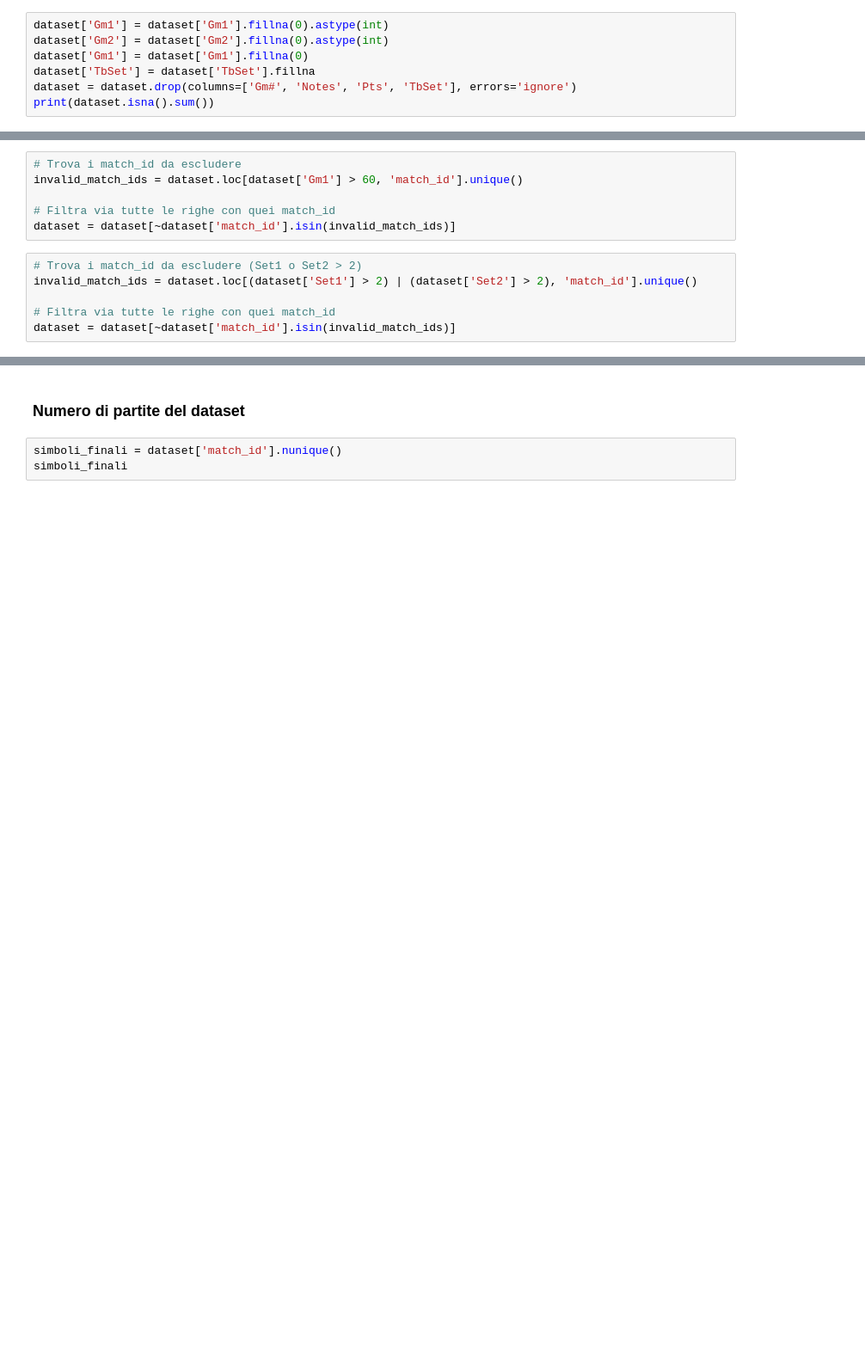
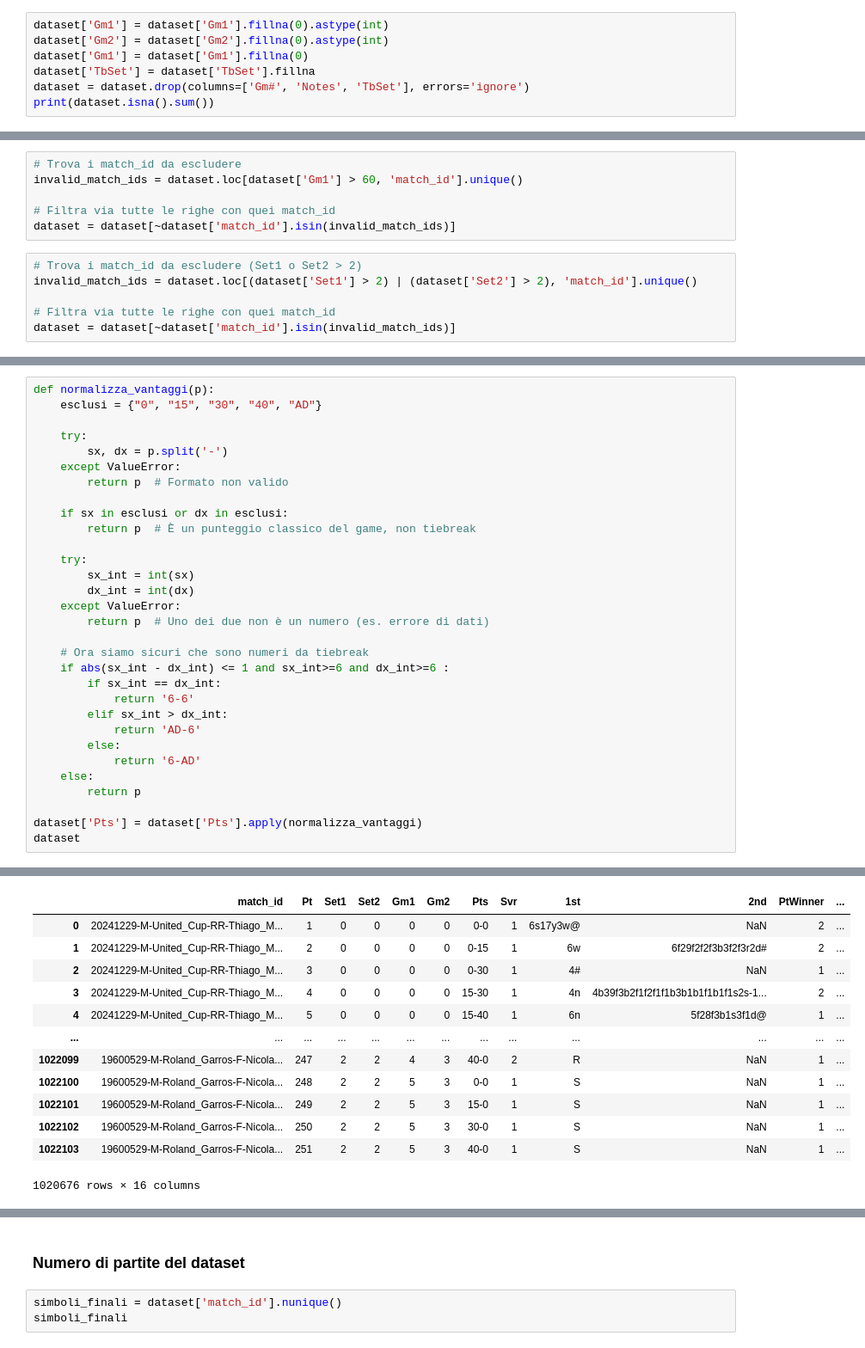
Before and after one commit to oraziotorre/MomentumShiftAI, a Jupyter notebook: TennisDataGenerator.ipynb, the cells around one changed output, grey strips where cells are left out. Shown at 86% size. Drawn from its saved outputs; the diff is of its cells as text; blank space fills up the shorter version.

```diff
--- a/TennisDataGenerator.ipynb
+++ b/TennisDataGenerator.ipynb
@@ -86,7 +297,7 @@ dataset['Gm1'] = dataset['Gm1'].fillna(0).astype(int)
 dataset['Gm2'] = dataset['Gm2'].fillna(0).astype(int)
 dataset['Gm1'] = dataset['Gm1'].fillna(0)
 dataset['TbSet'] = dataset['TbSet'].fillna
-dataset = dataset.drop(columns=['Gm#', 'Notes', 'Pts', 'TbSet'], errors='ignore')
+dataset = dataset.drop(columns=['Gm#', 'Notes', 'TbSet'], errors='ignore')
 print(dataset.isna().sum())
 # %% [output]
 match_id         0
@@ -193,0 +452,32 @@ Partite Rimosse: 3
+# %%
+def normalizza_vantaggi(p):
+    esclusi = {"0", "15", "30", "40", "AD"}
+
+    try:
+        sx, dx = p.split('-')
+    except ValueError:
+        return p  # Formato non valido
+
+    if sx in esclusi or dx in esclusi:
+        return p  # È un punteggio classico del game, non tiebreak
+
+    try:
+        sx_int = int(sx)
+        dx_int = int(dx)
+    except ValueError:
+        return p  # Uno dei due non è un numero (es. errore di dati)
+
+    # Ora siamo sicuri che sono numeri da tiebreak
+    if abs(sx_int - dx_int) <= 1 and sx_int>=6 and dx_int>=6 :
+        if sx_int == dx_int:
+            return '6-6'
+        elif sx_int > dx_int:
+            return 'AD-6'
+        else:
+            return '6-AD'
+    else:
+        return p
+
+dataset['Pts'] = dataset['Pts'].apply(normalizza_vantaggi)
+dataset
+# %% [output]
@@ -193,0 +485,13 @@ Partite Rimosse: 3
+|  | match_id | Pt | Set1 | Set2 | Gm1 | Gm2 | Pts | Svr | 1st | 2nd | PtWinner | ... |
+| 0 | 20241229-M-United_Cup-RR-Thiago_M... | 1 | 0 | 0 | 0 | 0 | 0-0 | 1 | 6s17y3w@ | NaN | 2 | ... |
+| 1 | 20241229-M-United_Cup-RR-Thiago_M... | 2 | 0 | 0 | 0 | 0 | 0-15 | 1 | 6w | 6f29f2f2f3b3f2f3r2d# | 2 | ... |
+| 2 | 20241229-M-United_Cup-RR-Thiago_M... | 3 | 0 | 0 | 0 | 0 | 0-30 | 1 | 4# | NaN | 1 | ... |
+| 3 | 20241229-M-United_Cup-RR-Thiago_M... | 4 | 0 | 0 | 0 | 0 | 15-30 | 1 | 4n | 4b39f3b2f1f2f1f1b3b1b1f1b1f1s2s-1... | 2 | ... |
+| 4 | 20241229-M-United_Cup-RR-Thiago_M... | 5 | 0 | 0 | 0 | 0 | 15-40 | 1 | 6n | 5f28f3b1s3f1d@ | 1 | ... |
+| ... | ... | ... | ... | ... | ... | ... | ... | ... | ... | ... | ... | ... |
+| 1022099 | 19600529-M-Roland_Garros-F-Nicola... | 247 | 2 | 2 | 4 | 3 | 40-0 | 2 | R | NaN | 1 | ... |
+| 1022100 | 19600529-M-Roland_Garros-F-Nicola... | 248 | 2 | 2 | 5 | 3 | 0-0 | 1 | S | NaN | 1 | ... |
+| 1022101 | 19600529-M-Roland_Garros-F-Nicola... | 249 | 2 | 2 | 5 | 3 | 15-0 | 1 | S | NaN | 1 | ... |
+| 1022102 | 19600529-M-Roland_Garros-F-Nicola... | 250 | 2 | 2 | 5 | 3 | 30-0 | 1 | S | NaN | 1 | ... |
+| 1022103 | 19600529-M-Roland_Garros-F-Nicola... | 251 | 2 | 2 | 5 | 3 | 40-0 | 1 | S | NaN | 1 | ... |
+1020676 rows × 16 columns
```
Also changed, not shown: parts of 49 cells of this notebook.
